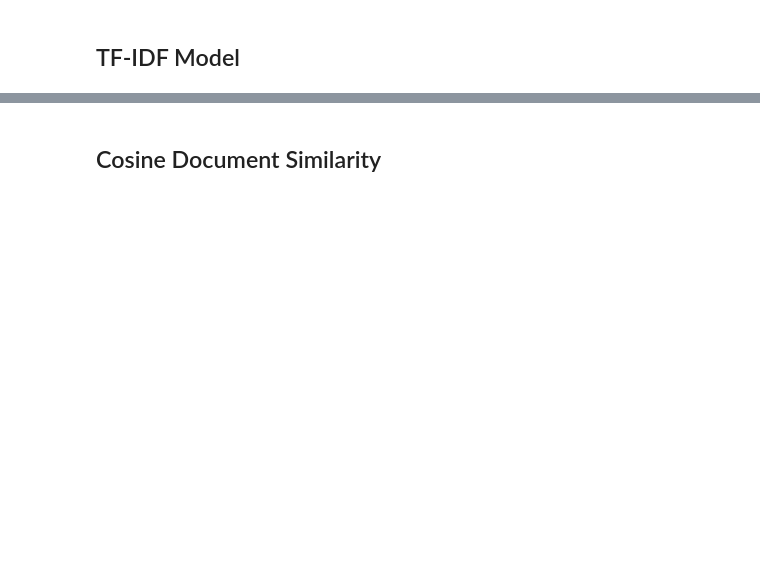
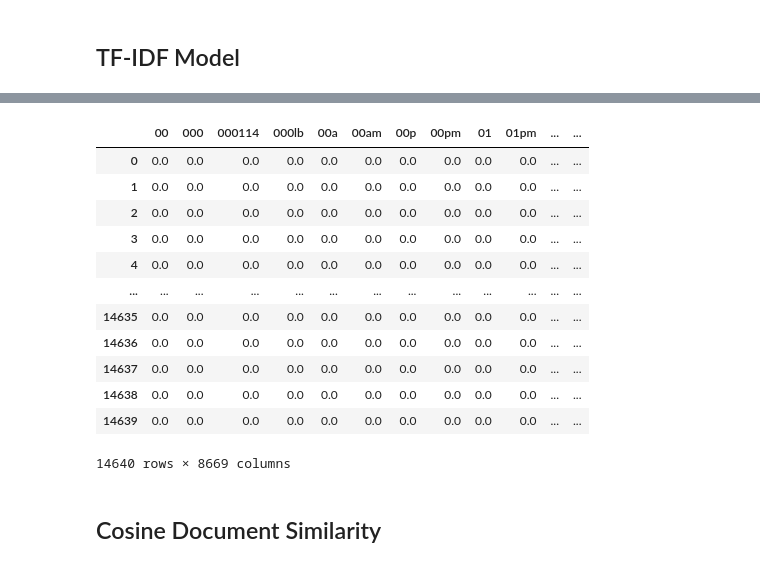
Before and after one commit to DataKnightsAI/Text-Sentiment-Analysis-for-Twitter, a Jupyter notebook: milestone1/Patrick/milestone1-patrick.ipynb, the cells around one changed output, grey strips where cells are left out. Cells and saved outputs as stored; diff of their text form; code cells hidden in the pictures; blank space fills up the shorter version.

```diff
--- a/milestone1/Patrick/milestone1-patrick.ipynb
+++ b/milestone1/Patrick/milestone1-patrick.ipynb
@@ -63,13 +115,27 @@ pd.DataFrame(bv_matrix, columns=vocab)
 # %%
 from sklearn.feature_extraction.text import TfidfVectorizer
 
 tv = TfidfVectorizer(min_df=0., max_df=1., use_idf=True)
 tv_matrix = tv.fit_transform(cleanDF['lemmas_list'].values.astype('U'))
 tv_matrix = tv_matrix.toarray()
 
 vocab = tv.get_feature_names()
 pd.DataFrame(np.round(tv_matrix, 2), columns=vocab)
 
-pd.DataFrame(np.round(tv_matrix, 2), columns=vocab).to_csv("tfidfmodel.csv")
+#pd.DataFrame(np.round(tv_matrix, 2), columns=vocab).to_csv("tfidfmodel.csv")
+# %% [output]
+|  | 00 | 000 | 000114 | 000lb | 00a | 00am | 00p | 00pm | 01 | 01pm | ... | ... |
+| 0 | 0.0 | 0.0 | 0.0 | 0.0 | 0.0 | 0.0 | 0.0 | 0.0 | 0.0 | 0.0 | ... | ... |
+| 1 | 0.0 | 0.0 | 0.0 | 0.0 | 0.0 | 0.0 | 0.0 | 0.0 | 0.0 | 0.0 | ... | ... |
+| 2 | 0.0 | 0.0 | 0.0 | 0.0 | 0.0 | 0.0 | 0.0 | 0.0 | 0.0 | 0.0 | ... | ... |
+| 3 | 0.0 | 0.0 | 0.0 | 0.0 | 0.0 | 0.0 | 0.0 | 0.0 | 0.0 | 0.0 | ... | ... |
+| 4 | 0.0 | 0.0 | 0.0 | 0.0 | 0.0 | 0.0 | 0.0 | 0.0 | 0.0 | 0.0 | ... | ... |
+| ... | ... | ... | ... | ... | ... | ... | ... | ... | ... | ... | ... | ... |
+| 14635 | 0.0 | 0.0 | 0.0 | 0.0 | 0.0 | 0.0 | 0.0 | 0.0 | 0.0 | 0.0 | ... | ... |
+| 14636 | 0.0 | 0.0 | 0.0 | 0.0 | 0.0 | 0.0 | 0.0 | 0.0 | 0.0 | 0.0 | ... | ... |
+| 14637 | 0.0 | 0.0 | 0.0 | 0.0 | 0.0 | 0.0 | 0.0 | 0.0 | 0.0 | 0.0 | ... | ... |
+| 14638 | 0.0 | 0.0 | 0.0 | 0.0 | 0.0 | 0.0 | 0.0 | 0.0 | 0.0 | 0.0 | ... | ... |
+| 14639 | 0.0 | 0.0 | 0.0 | 0.0 | 0.0 | 0.0 | 0.0 | 0.0 | 0.0 | 0.0 | ... | ... |
+14640 rows × 8669 columns
 # %% [markdown]
 ## Cosine Document Similarity
```
Also changed, not shown: parts of 25 cells of this notebook, 5 other files.
